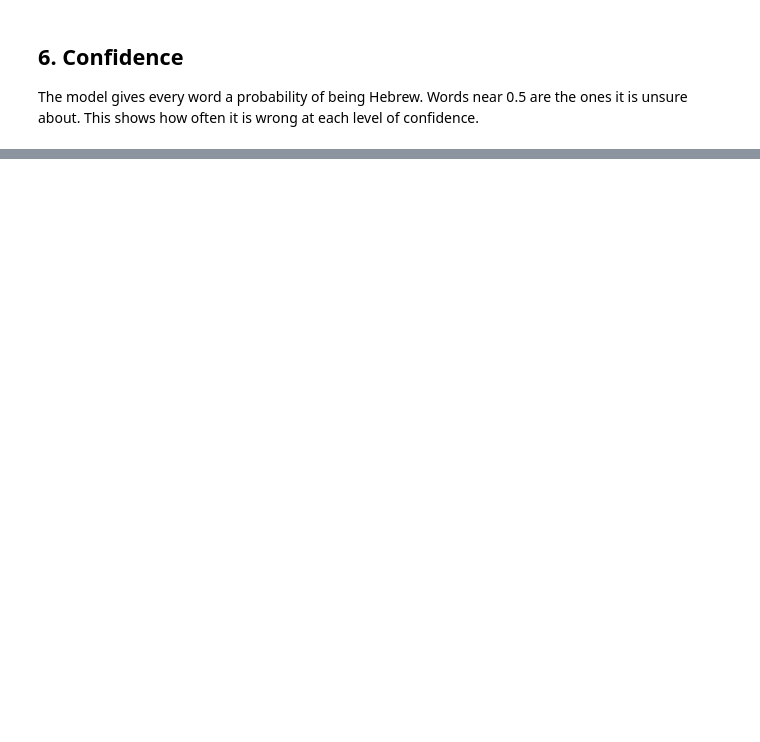
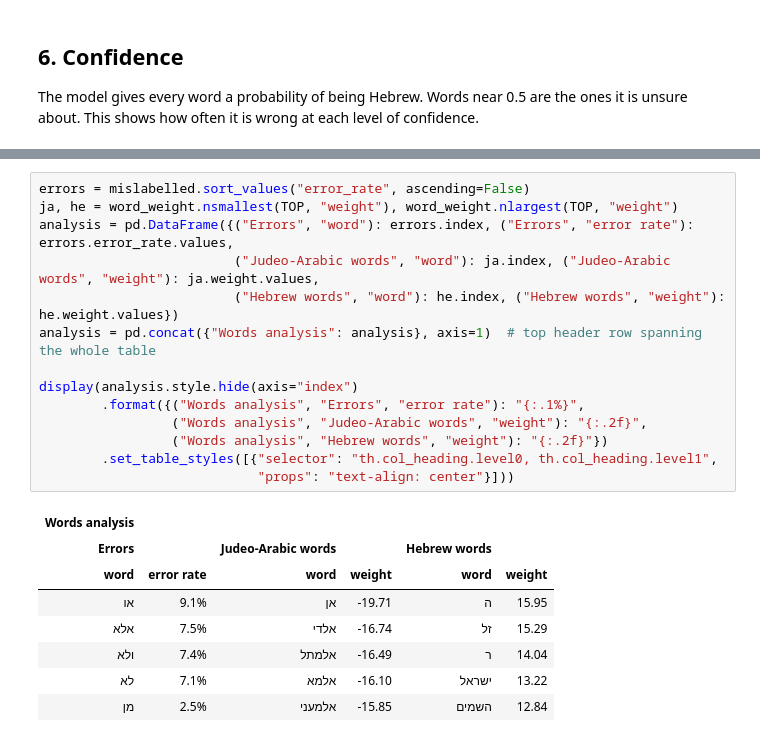
Before and after one commit to jmgr2553/TRUJAMAn-classifier, a Jupyter notebook: 2.Test.ipynb, the cells around one changed output, grey strips where cells are left out. Cells and saved outputs as stored; diff of their text form; blank space fills up the shorter version.

```diff
--- a/2.Test.ipynb
+++ b/2.Test.ipynb
@@ -414,0 +659,23 @@ _אל                  1,374      131,786       1.0%
+# %%
+errors = mislabelled.sort_values("error_rate", ascending=False)
+ja, he = word_weight.nsmallest(TOP, "weight"), word_weight.nlargest(TOP, "weight")
+analysis = pd.DataFrame({("Errors", "word"): errors.index, ("Errors", "error rate"): errors.error_rate.values,
+                         ("Judeo-Arabic words", "word"): ja.index, ("Judeo-Arabic words", "weight"): ja.weight.values,
+                         ("Hebrew words", "word"): he.index, ("Hebrew words", "weight"): he.weight.values})
+analysis = pd.concat({"Words analysis": analysis}, axis=1)  # top header row spanning the whole table
+
+display(analysis.style.hide(axis="index")
+        .format({("Words analysis", "Errors", "error rate"): "{:.1%}",
+                 ("Words analysis", "Judeo-Arabic words", "weight"): "{:.2f}",
+                 ("Words analysis", "Hebrew words", "weight"): "{:.2f}"})
+        .set_table_styles([{"selector": "th.col_heading.level0, th.col_heading.level1",
+                            "props": "text-align: center"}]))
+# %% [output]
+| Words analysis |  |  |  |  |  |
+| Errors |  | Judeo-Arabic words |  | Hebrew words |  |
+| word | error rate | word | weight | word | weight |
+| או | 9.1% | אן | -19.71 | ה | 15.95 |
+| אלא | 7.5% | אלדי | -16.74 | זל | 15.29 |
+| ולא | 7.4% | אלמתל | -16.49 | ר | 14.04 |
+| לא | 7.1% | אלמא | -16.10 | ישראל | 13.22 |
+| מן | 2.5% | אלמעני | -15.85 | השמים | 12.84 |
```
Also changed, not shown: parts of 14 cells of this notebook, 2 other files.
